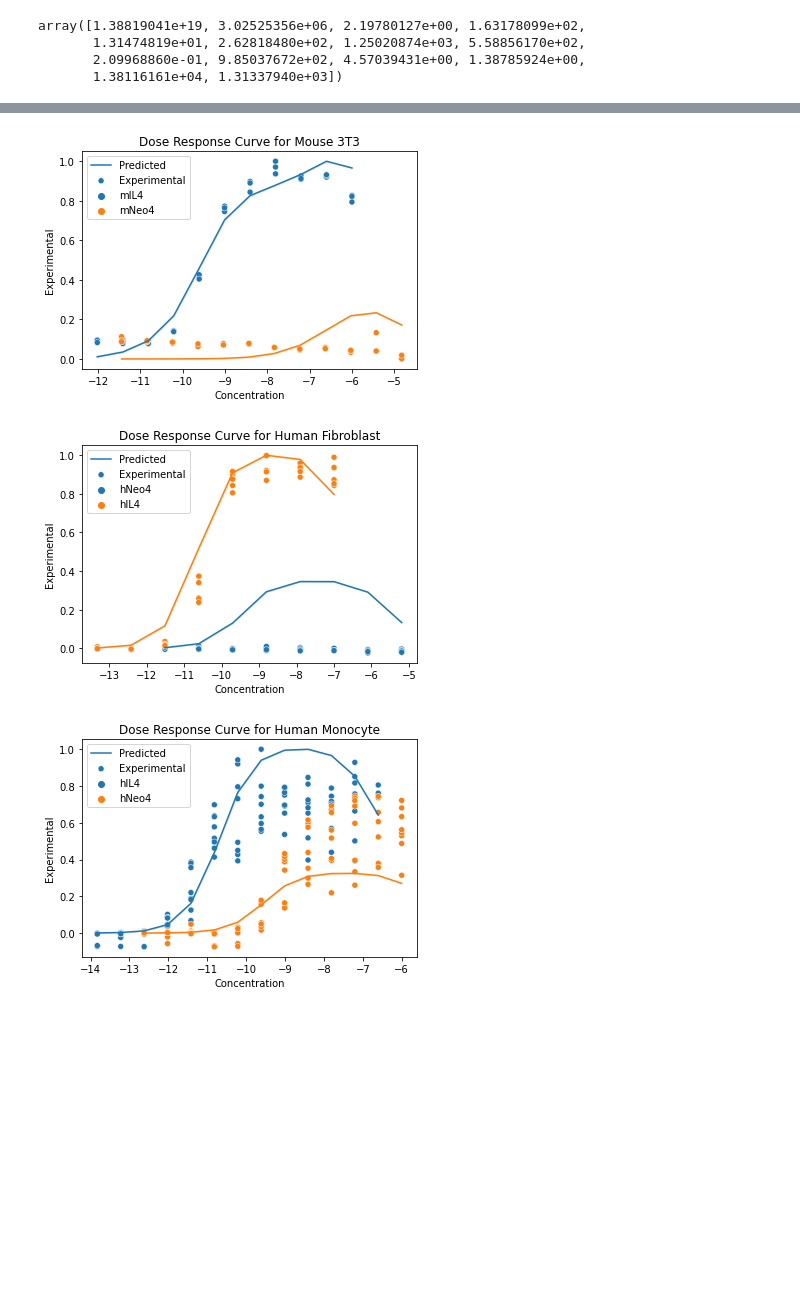
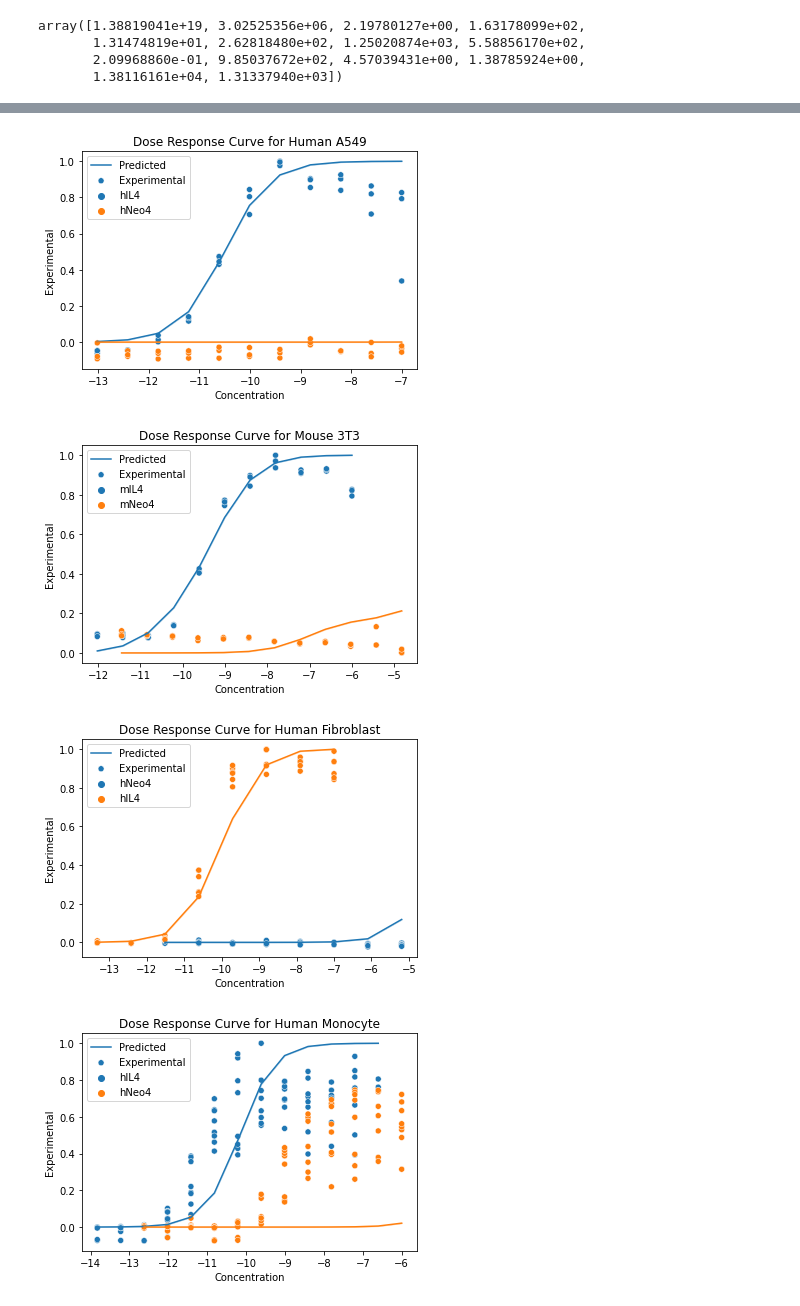
Before and after one commit to meyer-lab/IL4-model, a Jupyter notebook: polyc.ipynb, the cells around one changed output, grey strips where cells are left out. Saved outputs shown, nothing was run; the diff lists cells and outputs as text; code cells hidden in the pictures; blank space fills up the shorter version.

Commit message:
Sequential fit (#12)
* Model work

* Fixed Sequential

* BothModels

```diff
--- a/polyc.ipynb
+++ b/polyc.ipynb
@@ -137,6 +31,15 @@ array([1.38819041e+19, 3.02525356e+06, 2.19780127e+00, 1.63178099e+02,
        2.09968860e-01, 9.85037672e+02, 4.57039431e+00, 1.38785924e+00,
        1.38116161e+04, 1.31337940e+03])
 # %%
+xOptimal = [ 2.16130122, -5.77796883, 0.77308023, 0.39641723, -3.22941785, 3.05773702, -6.6706885, 0.9853207, -0.37734673, -3.02763654, 3.95854936, 2.]
+
+xOptimal = [ 2.83023565, -6.37006899, -0.25114767 , 1.18593169, -3.40644229, 0.34760604, -6.54557802, 1.99042059, -0.74369221, -3.37613394, 3.6482964, 2.00748256]
+
+
+print(residsSeq(xOptimal, False))
+modelDF = residsSeq(xOptimal, True)
+print(r2_score(modelDF.Experimental.values, modelDF.Predicted.values))
+
 for cell in modelDF.Cell.unique():
     for animal in modelDF.loc[modelDF.Cell == cell].Animal.unique():
         isoData = modelDF.loc[(modelDF.Cell == cell) & (modelDF.Animal == animal)]
@@ -154,3 +61,4 @@ for cell in modelDF.Cell.unique():
-[figure, old version]
+[figure, new version]
-[figure, old version]
+[figure, new version]
-[figure, old version]
+[figure, new version]
+[figure, added]
```
Also changed, not shown: parts of 7 cells of this notebook, 2 other files.
